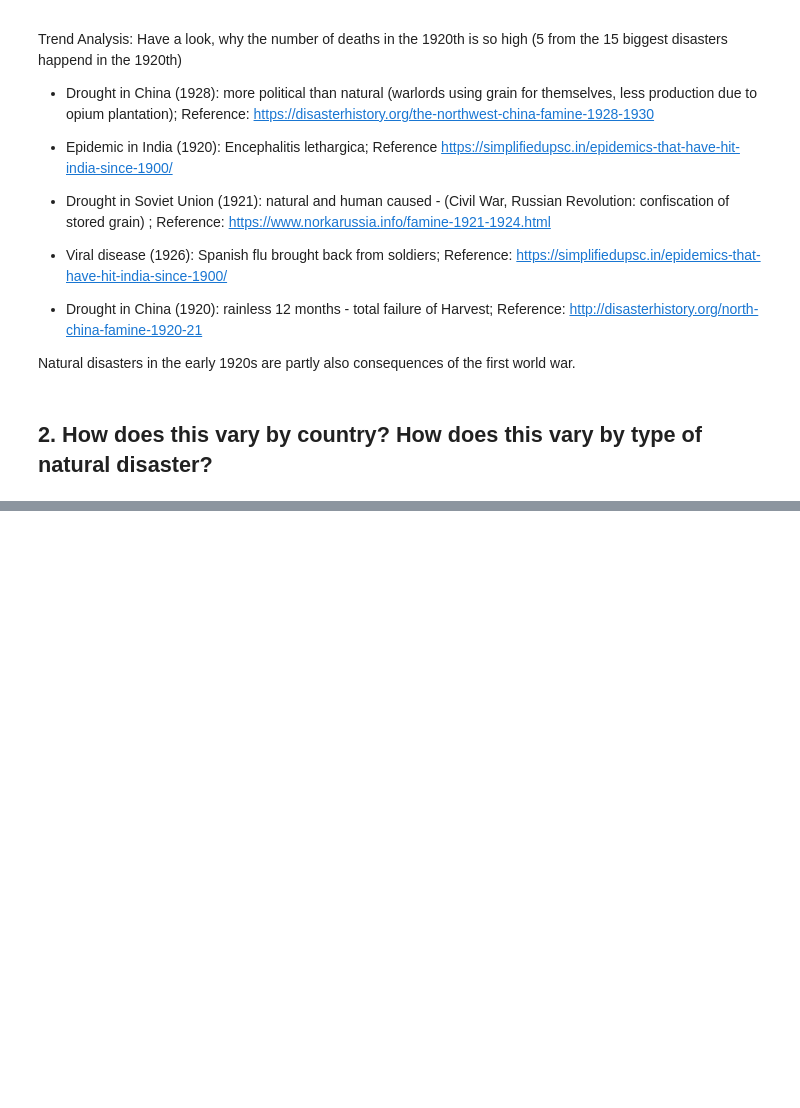
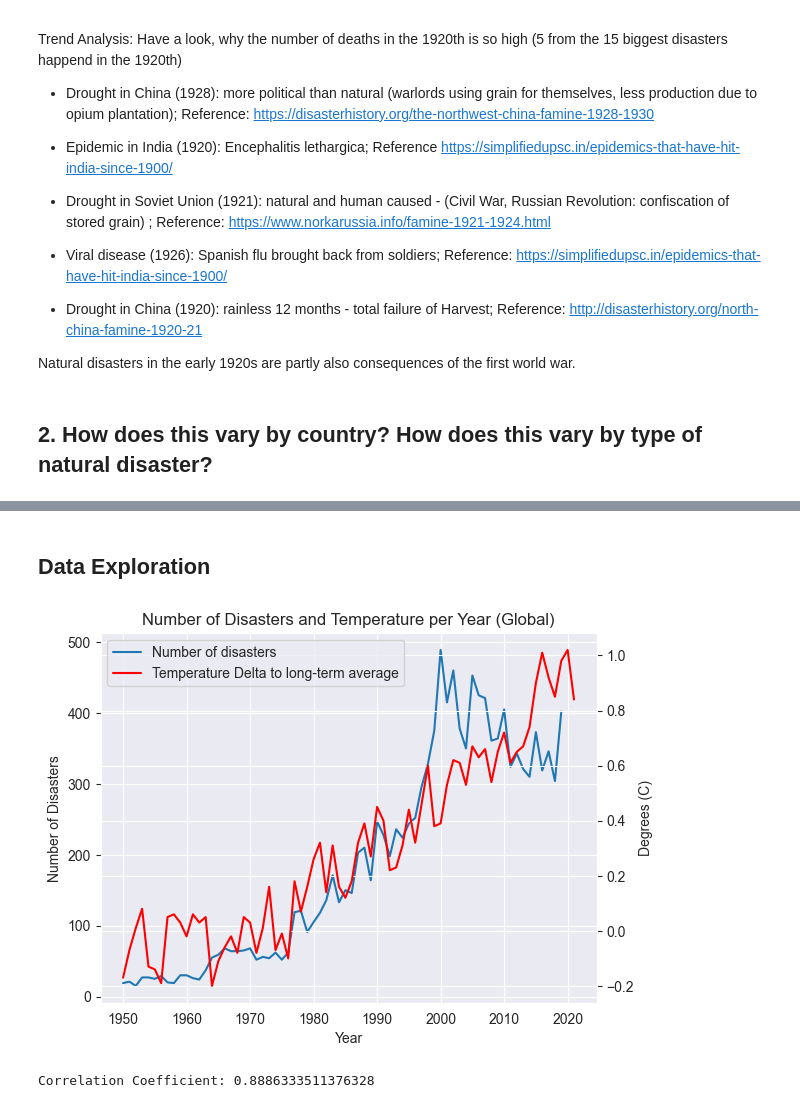
Before and after one commit to r-Files/DOPP, a Jupyter notebook: jupyter_notebooks/Full_analysis.ipynb, the cells around one changed output, grey strips where cells are left out. Saved outputs shown, nothing was run; the diff lists cells and outputs as text; code cells hidden in the pictures; blank space fills up the shorter version.

```diff
--- a/jupyter_notebooks/Full_analysis.ipynb
+++ b/jupyter_notebooks/Full_analysis.ipynb
@@ -984,0 +503,3 @@ Natural disasters in the early 1920s are partly also consequences of the first w
+# %%
+yearly_global_temp: pd.DataFrame = pd.read_csv("../data/nasa_yearly_global_temperature.csv", index_col="Year").rename(columns={"Temp_No_Smoothing": "Temperature Delta"})
+yearly_global_temp
@@ -984,0 +523,7 @@ Natural disasters in the early 1920s are partly also consequences of the first w
+# %%
+cutoff_year = 1950 # TODO check
+df_climate = df_transformed[df_transformed["Start_Year"] >= cutoff_year]
+min_year = df_climate["Start_Year"].min()
+max_year = df_climate["Start_Year"].max()
+
+yearly_global_temp = yearly_global_temp[yearly_global_temp.index >= cutoff_year]
@@ -984,0 +532,3 @@ Natural disasters in the early 1920s are partly also consequences of the first w
+# %%
+df_climate = df_climate[(df_climate["Disaster_Subgroup"] != "Extra-terrestrial") & (df_climate["Disaster_Subgroup"] != "Geophysical")]
+yearly_disaster_deaths = get_yearly_deaths(df_climate, include_zero=True) # remove
@@ -984,0 +539,4 @@ Natural disasters in the early 1920s are partly also consequences of the first w
+# %%
+groupby_base = df_climate.astype({"Total_Deaths": np.float64, "Total_Affected": np.float64, "Start_Year": np.int32, "Disaster_Decade": np.int32})
+groupby_base = groupby_base[groupby_base["Disaster_Decade"] < 2020]
+groupby_base[["Disaster_Subgroup", "Total_Deaths"]].groupby(["Disaster_Subgroup"]).mean()
@@ -984,0 +550,2 @@ Natural disasters in the early 1920s are partly also consequences of the first w
+# %% [markdown]
+## Data Exploration
@@ -984,0 +558,22 @@ Natural disasters in the early 1920s are partly also consequences of the first w
+# %%
+total_disaster_per_year = get_yearly_disaster_count(groupby_base, include_zero=True)
+
+fig, ax_dis = plt.subplots()
+
+plot_dis = ax_dis.plot(total_disaster_per_year.index, total_disaster_per_year, label="Number of disasters")
+ax_dis.set_ylabel("Number of Disasters")
+ax_dis.set_xlabel("Year")
+ax_temp = ax_dis.twinx()
+
+plot_temp = ax_temp.plot(yearly_global_temp.index, yearly_global_temp["Temperature Delta"], color="r", label="Temperature Delta to long-term average")
+ax_temp.set_ylabel("Degrees (C)")
+
+plots = plot_dis + plot_temp
+plt.legend(plots, [plot.get_label() for plot in plots])
+plt.title("Number of Disasters and Temperature per Year (Global)")
+
+plt.show()
+print(f"Correlation Coefficient: {total_disaster_per_year.corr(yearly_global_temp['Temperature Delta'])}")
+# %% [output]
+[figure, added]
+Correlation Coefficient: 0.8886333511376328
```
Also changed, not shown: parts of 38 cells of this notebook.
